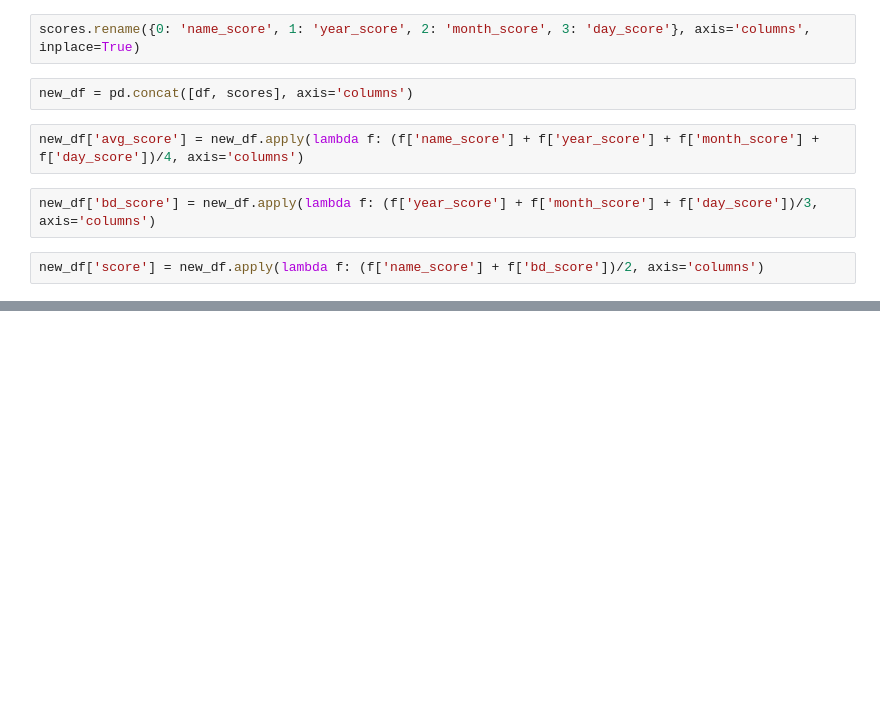
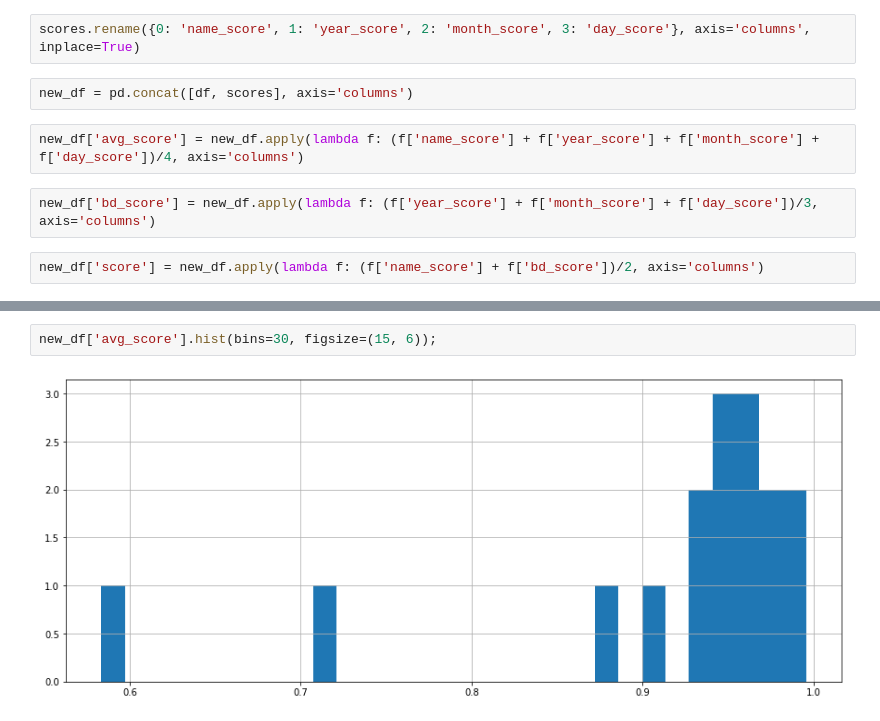
Before and after one commit to vvaannoo/name-matching, a Jupyter notebook: training.ipynb, the cells around one changed output, grey strips where cells are left out. Cells and saved outputs as stored; diff of their text form; blank space fills up the shorter version.

```diff
--- a/training.ipynb
+++ b/training.ipynb
@@ -125,0 +140,4 @@ new_df['score'].hist(bins=30, figsize=(15, 6))
+# %%
+new_df['avg_score'].hist(bins=30, figsize=(15, 6));
+# %% [output]
+[figure, added]
```
Also changed, not shown: parts of 9 cells of this notebook, 3 other files.
